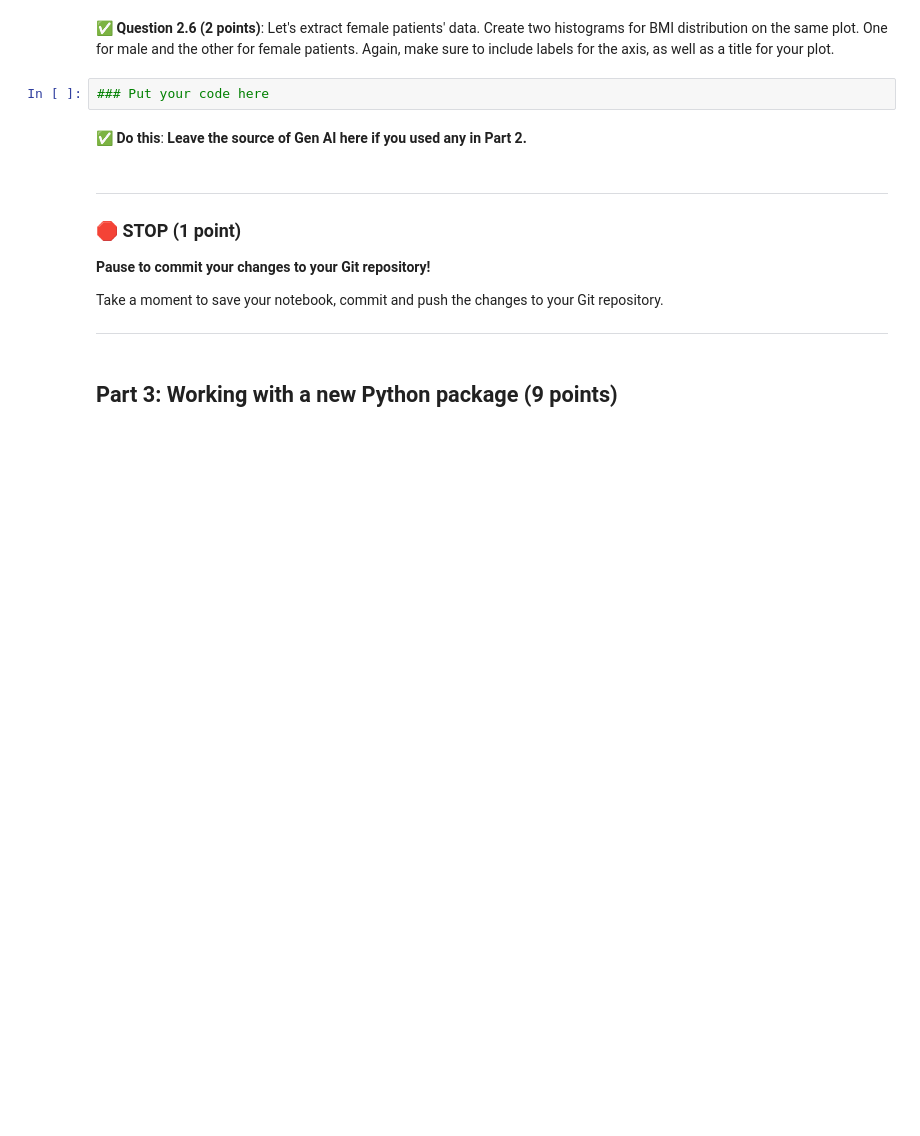
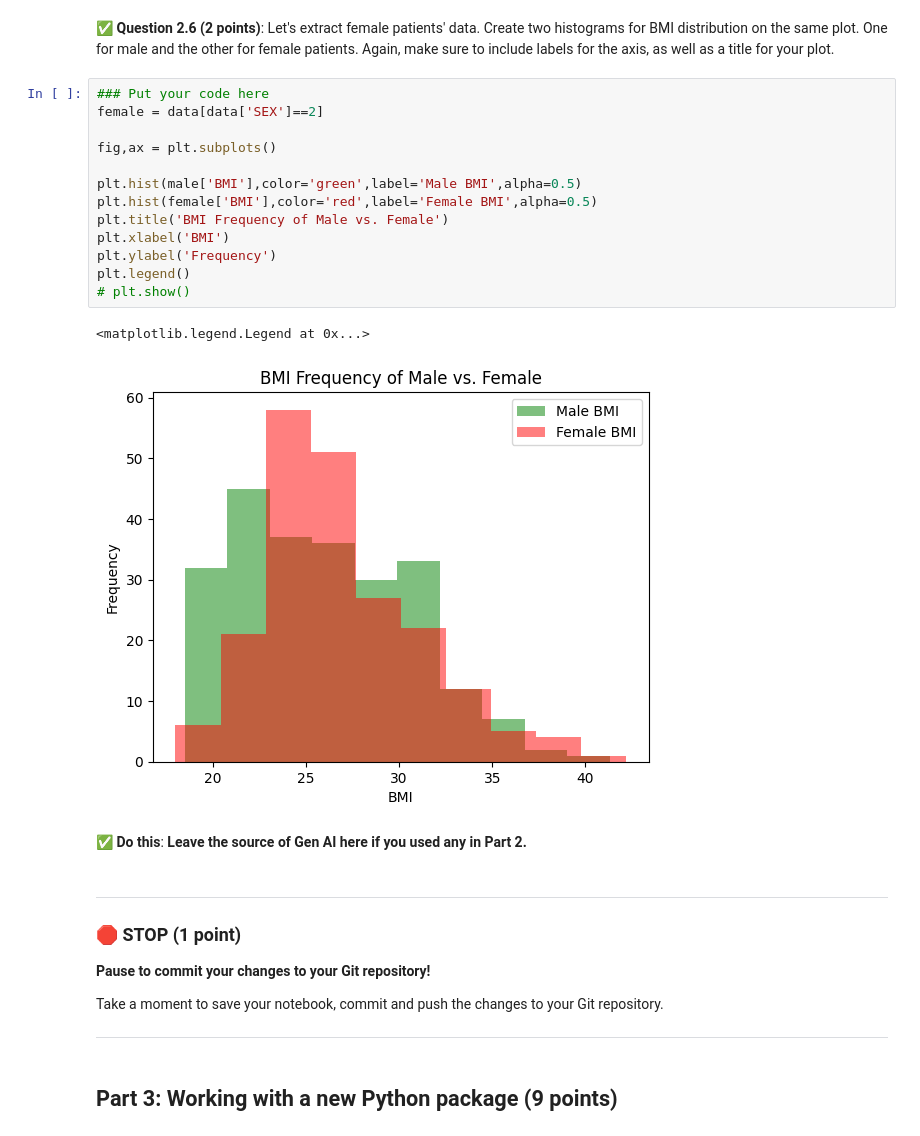
Before and after one commit to abdollahegazy/cmse202-s25-turnin, a Jupyter notebook: midterm/CMSE202-Midterm-Section003-STUDENT.ipynb, the cells around one changed output. Cells and saved outputs as stored; diff of their text form; blank space fills up the shorter version.

```diff
--- a/midterm/CMSE202-Midterm-Section003-STUDENT.ipynb
+++ b/midterm/CMSE202-Midterm-Section003-STUDENT.ipynb
@@ -115,6 +119,20 @@ data.drop('Y',axis=1,inplace=True)
 Create two histograms for BMI distribution on the same plot. One for male and the other for female patients. Again, make sure to include labels for the axis, as well as a title for your plot.
 # %%
 ### Put your code here
+female = data[data['SEX']==2]
+
+fig,ax = plt.subplots()
+
+plt.hist(male['BMI'],color='green',label='Male BMI',alpha=0.5)
+plt.hist(female['BMI'],color='red',label='Female BMI',alpha=0.5)
+plt.title('BMI Frequency of Male vs. Female')
+plt.xlabel('BMI')
+plt.ylabel('Frequency')
+plt.legend()
+# plt.show()
+# %% [output]
+<matplotlib.legend.Legend at 0x...>
+[figure, added]
 # %% [markdown]
 &#9989; **Do this**: **Leave the source of Gen AI here if you used any in Part 2.**
 # %% [markdown]
```
Also changed, not shown: parts of 3 cells of this notebook.
